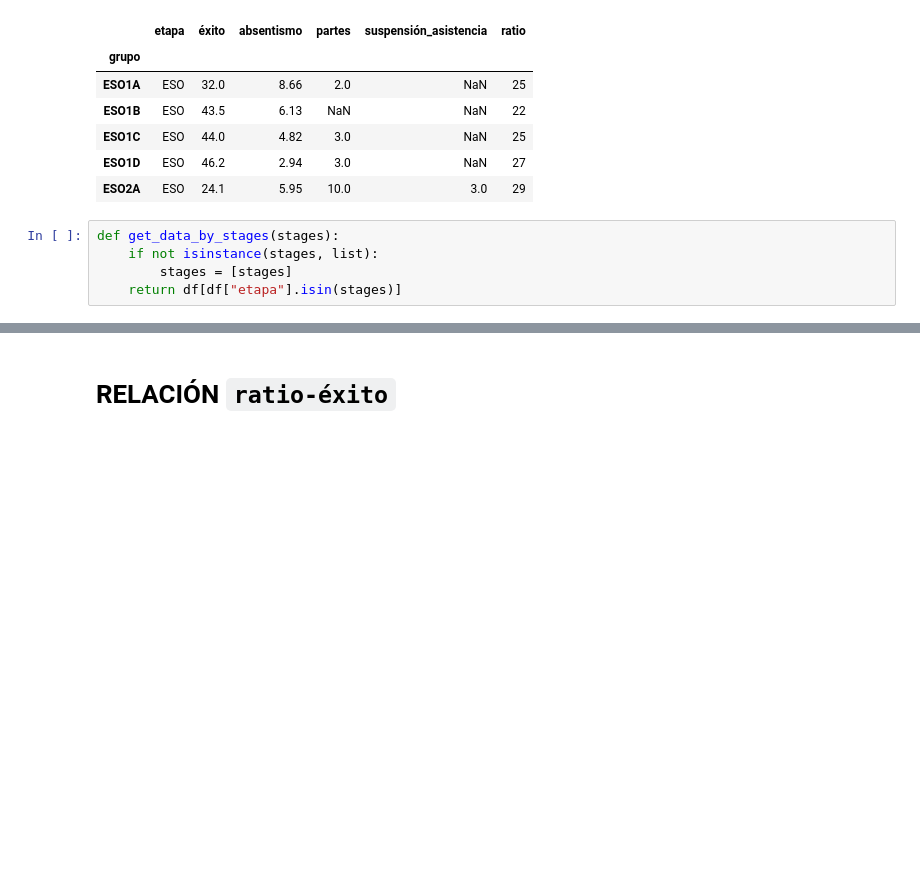
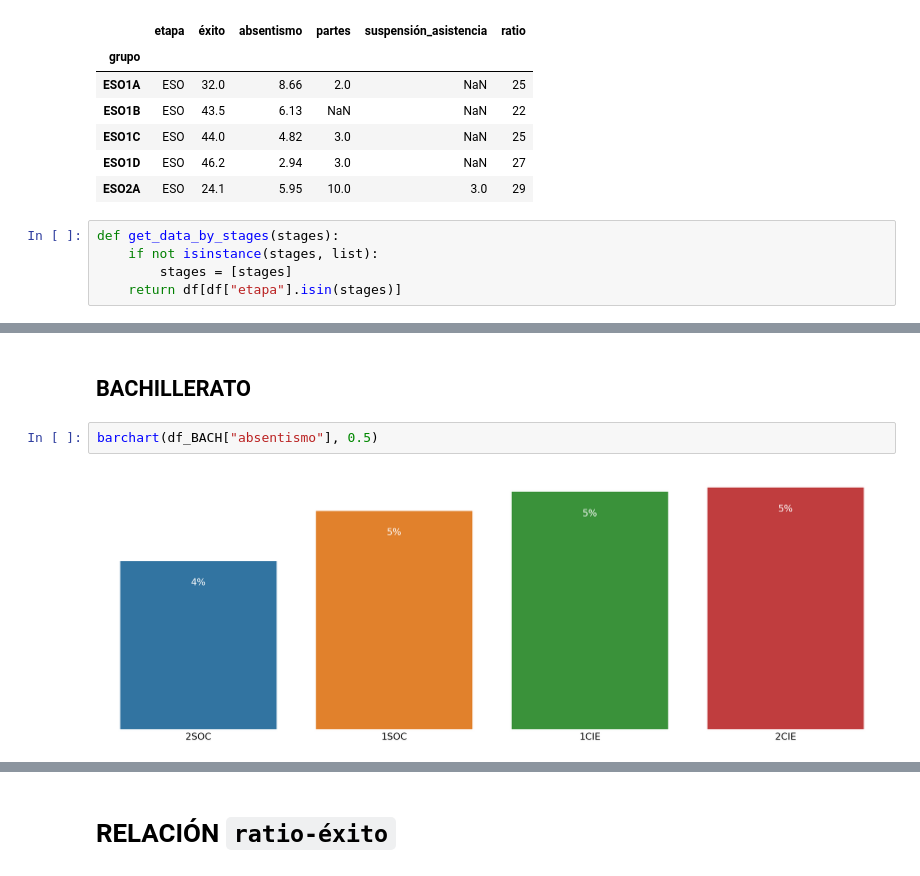
Before and after one commit to iespuertodelacruz/analitica, a Jupyter notebook: 2017-2018/eval1.ipynb, the cells around one changed output, grey strips where cells are left out. Cells and saved outputs as stored; diff of their text form; blank space fills up the shorter version.

```diff
--- a/2017-2018/eval1.ipynb
+++ b/2017-2018/eval1.ipynb
@@ -124,0 +139,6 @@ draw_academic_rate(df_summary.sort_values("éxito"))
+# %% [markdown]
+## BACHILLERATO
+# %%
+barchart(df_BACH["absentismo"], 0.5)
+# %% [output]
+[figure, added]
```
Also changed, not shown: parts of 36 cells of this notebook.
